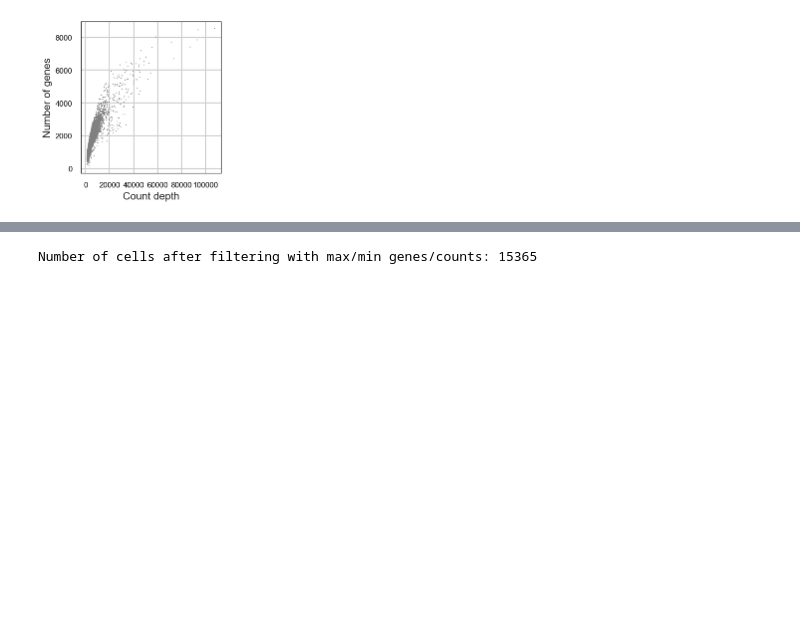
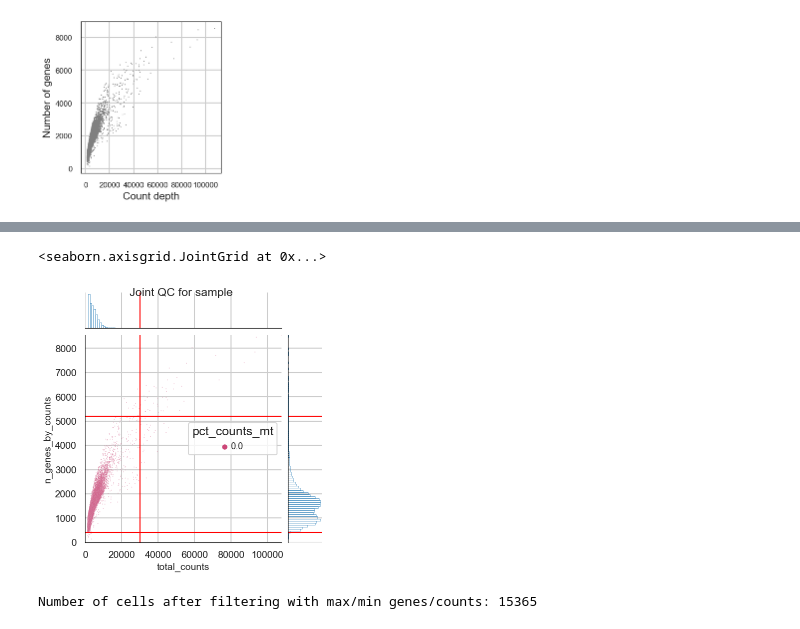
Before and after one commit to lueckenlab/masterpraktikum_fibrosis_atlas, a Jupyter notebook: notebooks/Misharin/misharin_qc_and_preprocessing.ipynb, the cells around one changed output, grey strips where cells are left out. Cells and saved outputs as stored; diff of their text form; code cells hidden in the pictures; blank space fills up the shorter version.

Commit message:
Adding thresholds to QC plot; renaming misharin_annotation_louvain.ipynb; annotation using the Leiden annotation

```diff
--- a/notebooks/Misharin/misharin_qc_and_preprocessing.ipynb
+++ b/notebooks/Misharin/misharin_qc_and_preprocessing.ipynb
@@ -159,3 +164,17 @@ scib.pp.plot_qc(misharin)
+# %%
+import sys
+sys.path.insert(0, '/Users/emmaschonner/PycharmProjects/masterpraktikum_fibrosis_atlas/source')
+import utils
+utils.plot_qc_joint(misharin, x="total_counts",
+                    y='n_genes_by_counts',
+                    hue='pct_counts_mt',
+                    palette='plasma',
+                    x_threshold=(400, 5200),   # total_counts
+                    y_threshold=(0, 30000),    # n_genes_by_counts
+                    title='Joint QC for sample ')
+# %% [output]
+<seaborn.axisgrid.JointGrid at 0x...>
+[figure, added]
 # %%
 misharin_filtered = misharin.copy()
 # %%
```
Also changed, not shown: parts of 1 cell of this notebook, 2 other files.
